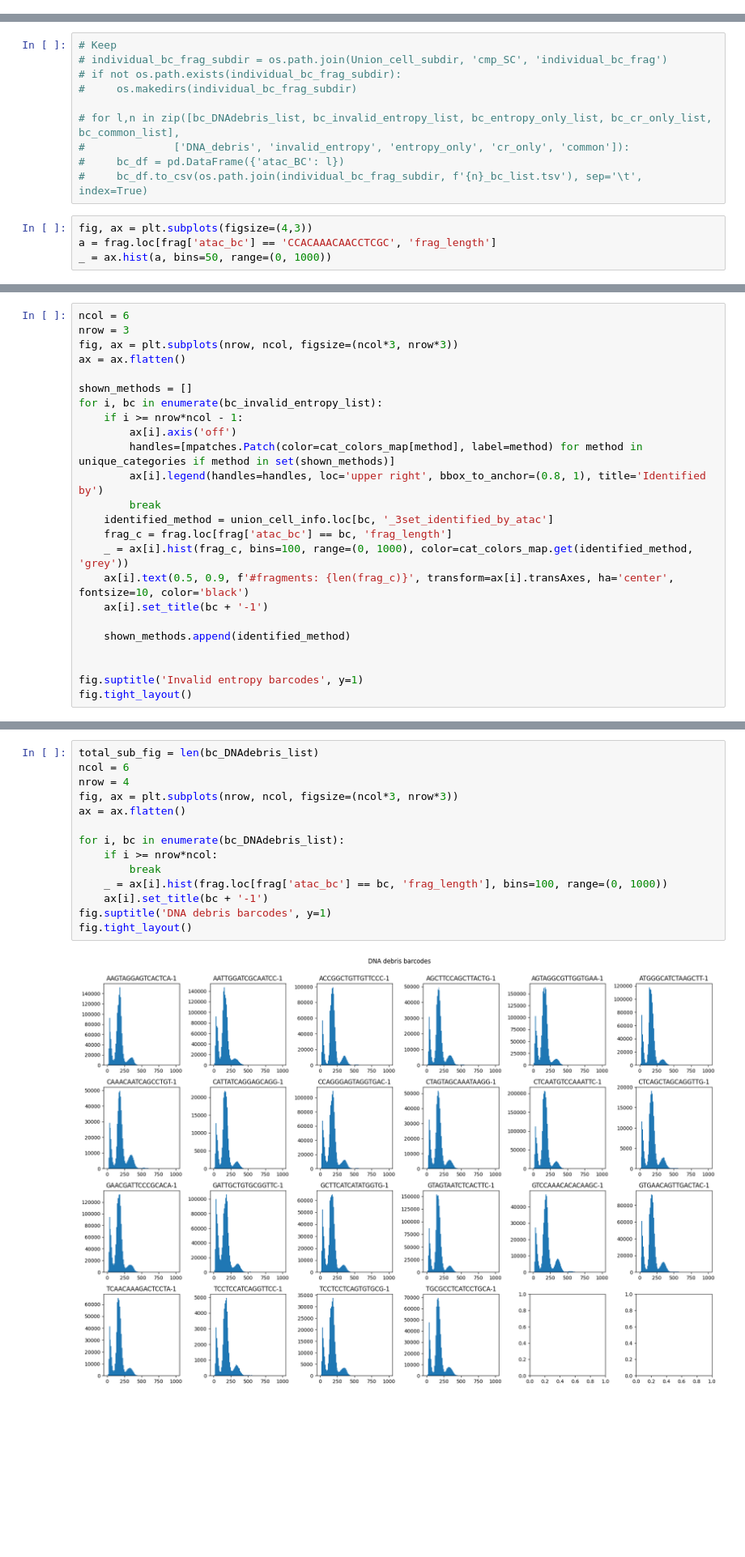
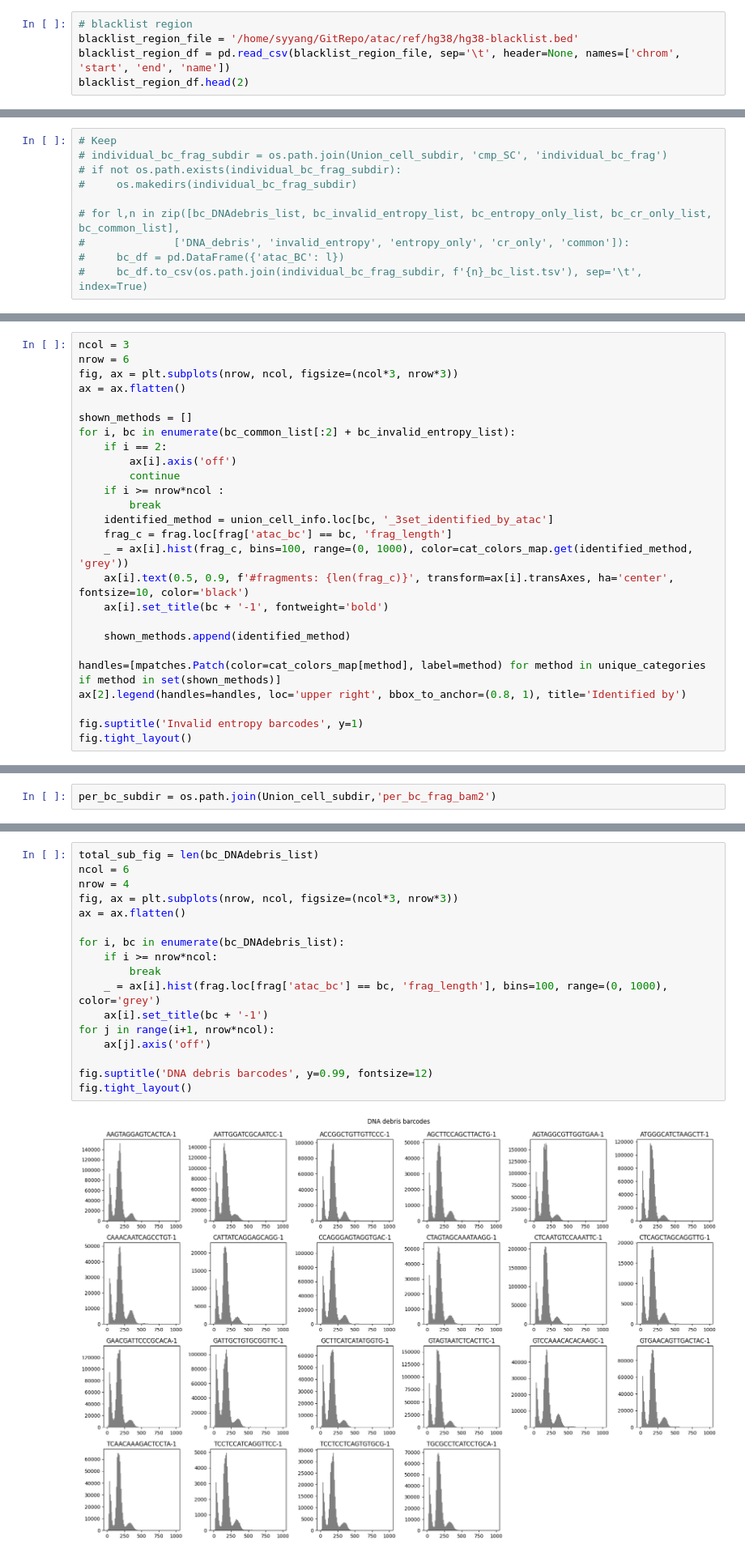
Before and after one commit to streetslab/SADE, a Jupyter notebook: EDA/F4_frag_dist_union_3sets.ipynb, the cells around one changed output, grey strips where cells are left out. Shown at 81% size. Saved outputs shown, nothing was run; the diff lists cells and outputs as text; blank space fills up the shorter version.

```diff
--- a/EDA/F4_frag_dist_union_3sets.ipynb
+++ b/EDA/F4_frag_dist_union_3sets.ipynb
@@ -18,0 +35,5 @@ cat_colors_map = dict(zip(unique_categories, colors_list))
+# %%
+# blacklist region
+blacklist_region_file = '/home/syyang/GitRepo/atac/ref/hg38/hg38-blacklist.bed'
+blacklist_region_df = pd.read_csv(blacklist_region_file, sep='\t', header=None, names=['chrom', 'start', 'end', 'name'])
+blacklist_region_df.head(2)
@@ -356,7 +371,3 @@ Name: count, dtype: int64
 #              ['DNA_debris', 'invalid_entropy', 'entropy_only', 'cr_only', 'common']):
 #     bc_df = pd.DataFrame({'atac_BC': l})
 #     bc_df.to_csv(os.path.join(individual_bc_frag_subdir, f'{n}_bc_list.tsv'), sep='\t', index=True)
-# %%
-fig, ax = plt.subplots(figsize=(4,3))
-a = frag.loc[frag['atac_bc'] == 'CCACAAACAACCTCGC', 'frag_length']
-_ = ax.hist(a, bins=50, range=(0, 1000))
@@ -386,24 +383,26 @@ union_cell_info.loc[bc_invalid_entropy_list]
 # %%
-ncol = 6
-nrow = 3
+ncol = 3
+nrow = 6
 fig, ax = plt.subplots(nrow, ncol, figsize=(ncol*3, nrow*3))
 ax = ax.flatten()
 
 shown_methods = []
-for i, bc in enumerate(bc_invalid_entropy_list):
-    if i >= nrow*ncol - 1:
+for i, bc in enumerate(bc_common_list[:2] + bc_invalid_entropy_list):
+    if i == 2:
         ax[i].axis('off')
-        handles=[mpatches.Patch(color=cat_colors_map[method], label=method) for method in unique_categories if method in set(shown_methods)]
-        ax[i].legend(handles=handles, loc='upper right', bbox_to_anchor=(0.8, 1), title='Identified by')
+        continue
+    if i >= nrow*ncol :
         break
     identified_method = union_cell_info.loc[bc, '_3set_identified_by_atac']
     frag_c = frag.loc[frag['atac_bc'] == bc, 'frag_length']
     _ = ax[i].hist(frag_c, bins=100, range=(0, 1000), color=cat_colors_map.get(identified_method, 'grey'))
     ax[i].text(0.5, 0.9, f'#fragments: {len(frag_c)}', transform=ax[i].transAxes, ha='center', fontsize=10, color='black')
-    ax[i].set_title(bc + '-1')
+    ax[i].set_title(bc + '-1', fontweight='bold')
 
     shown_methods.append(identified_method)
 
+handles=[mpatches.Patch(color=cat_colors_map[method], label=method) for method in unique_categories if method in set(shown_methods)]
+ax[2].legend(handles=handles, loc='upper right', bbox_to_anchor=(0.8, 1), title='Identified by')
 
 fig.suptitle('Invalid entropy barcodes', y=1)
 fig.tight_layout()
@@ -411,0 +413,2 @@ fig.tight_layout()
+# %%
+per_bc_subdir = os.path.join(Union_cell_subdir,'per_bc_frag_bam2')
@@ -412,19 +461,22 @@ fig.tight_layout()
 # %%
 total_sub_fig = len(bc_DNAdebris_list)
 ncol = 6
 nrow = 4
 fig, ax = plt.subplots(nrow, ncol, figsize=(ncol*3, nrow*3))
 ax = ax.flatten()
 
 for i, bc in enumerate(bc_DNAdebris_list):
     if i >= nrow*ncol:
         break
-    _ = ax[i].hist(frag.loc[frag['atac_bc'] == bc, 'frag_length'], bins=100, range=(0, 1000))
+    _ = ax[i].hist(frag.loc[frag['atac_bc'] == bc, 'frag_length'], bins=100, range=(0, 1000), color='grey')
     ax[i].set_title(bc + '-1')
-fig.suptitle('DNA debris barcodes', y=1)
+for j in range(i+1, nrow*ncol):
+    ax[j].axis('off')
+
+fig.suptitle('DNA debris barcodes', y=0.99, fontsize=12)
 fig.tight_layout()
 # %% [output]
-[figure, old version]
+[figure, new version]
 # %% [markdown]
 # See method unique barcode's fragment length distribution
 # %%
```
Also changed, not shown: parts of 28 cells of this notebook, 15 other files.
